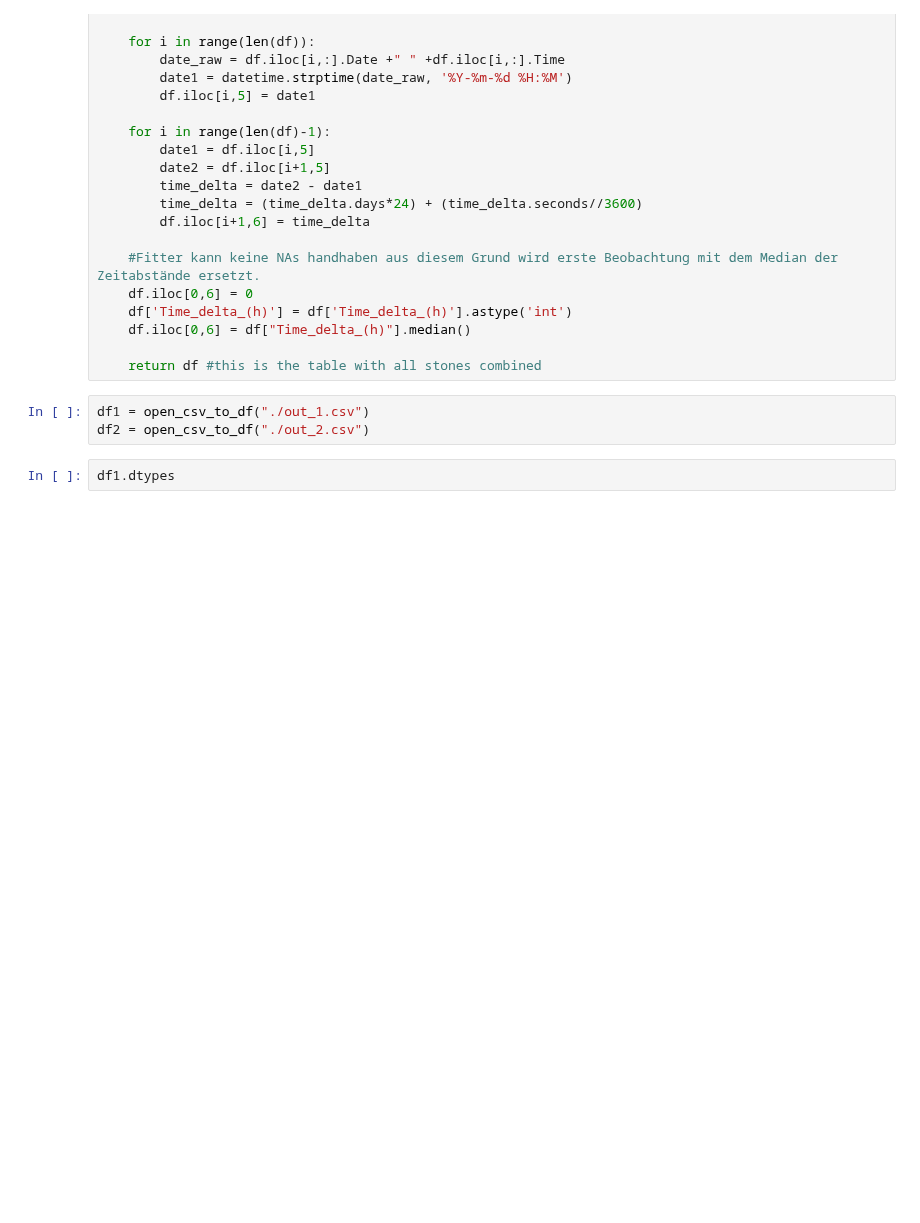
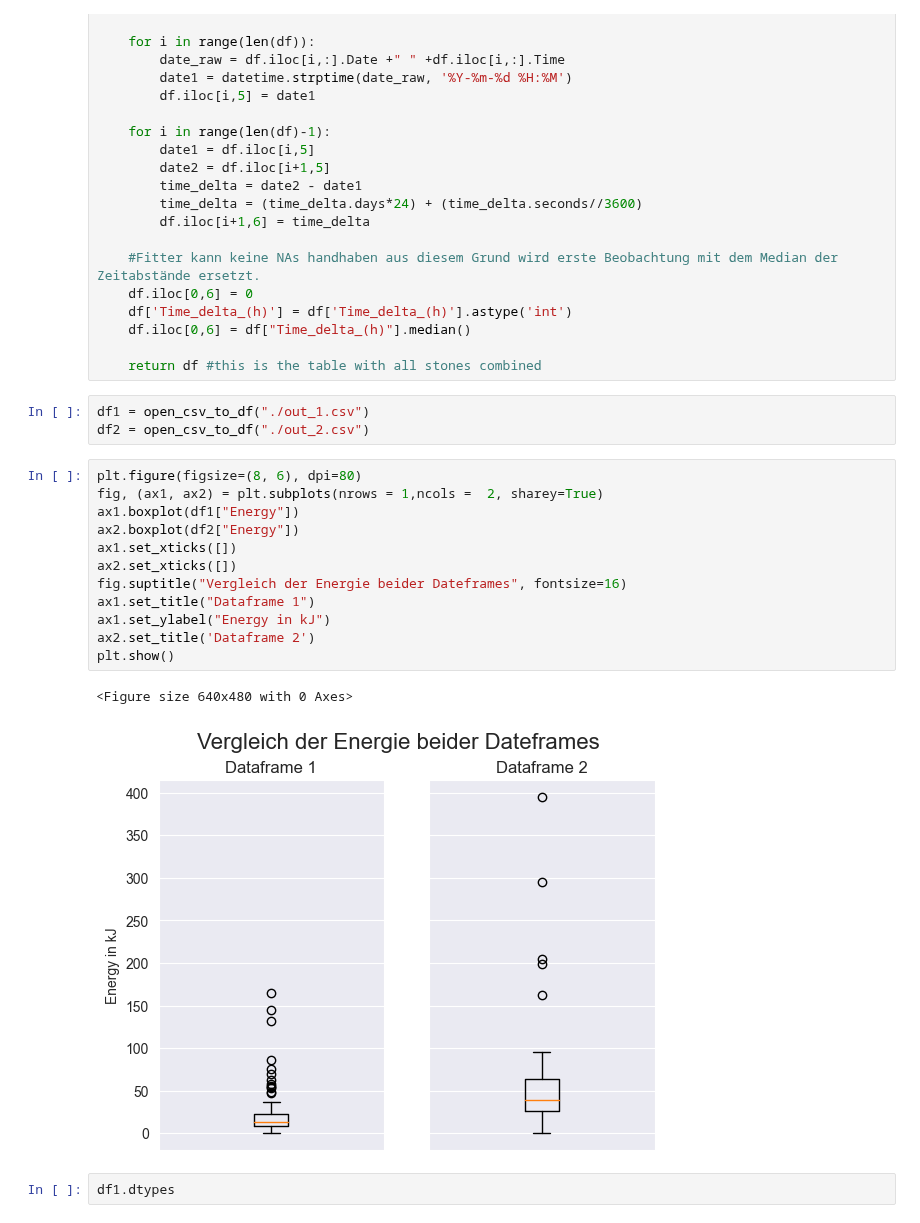
Before and after one commit to lhenchoz/cwm1, a Jupyter notebook: Steinschlag_v1.ipynb, the cells around one changed output. Drawn from its saved outputs; the diff is of its cells as text; blank space fills up the shorter version.

Commit message:
Energie-Plot

```diff
--- a/Steinschlag_v1.ipynb
+++ b/Steinschlag_v1.ipynb
@@ -47,6 +47,21 @@ def open_csv_to_df(directory):
 # %%
 df1 = open_csv_to_df("./out_1.csv")
 df2 = open_csv_to_df("./out_2.csv")
+# %%
+plt.figure(figsize=(8, 6), dpi=80)
+fig, (ax1, ax2) = plt.subplots(nrows = 1,ncols =  2, sharey=True)
+ax1.boxplot(df1["Energy"])
+ax2.boxplot(df2["Energy"])
+ax1.set_xticks([])
+ax2.set_xticks([])
+fig.suptitle("Vergleich der Energie beider Dateframes", fontsize=16)
+ax1.set_title("Dataframe 1")
+ax1.set_ylabel("Energy in kJ")
+ax2.set_title('Dataframe 2')
+plt.show()
+# %% [output]
+<Figure size 640x480 with 0 Axes>
+[figure, added]
 # %%
 df1.dtypes
 # %% [output]
```
